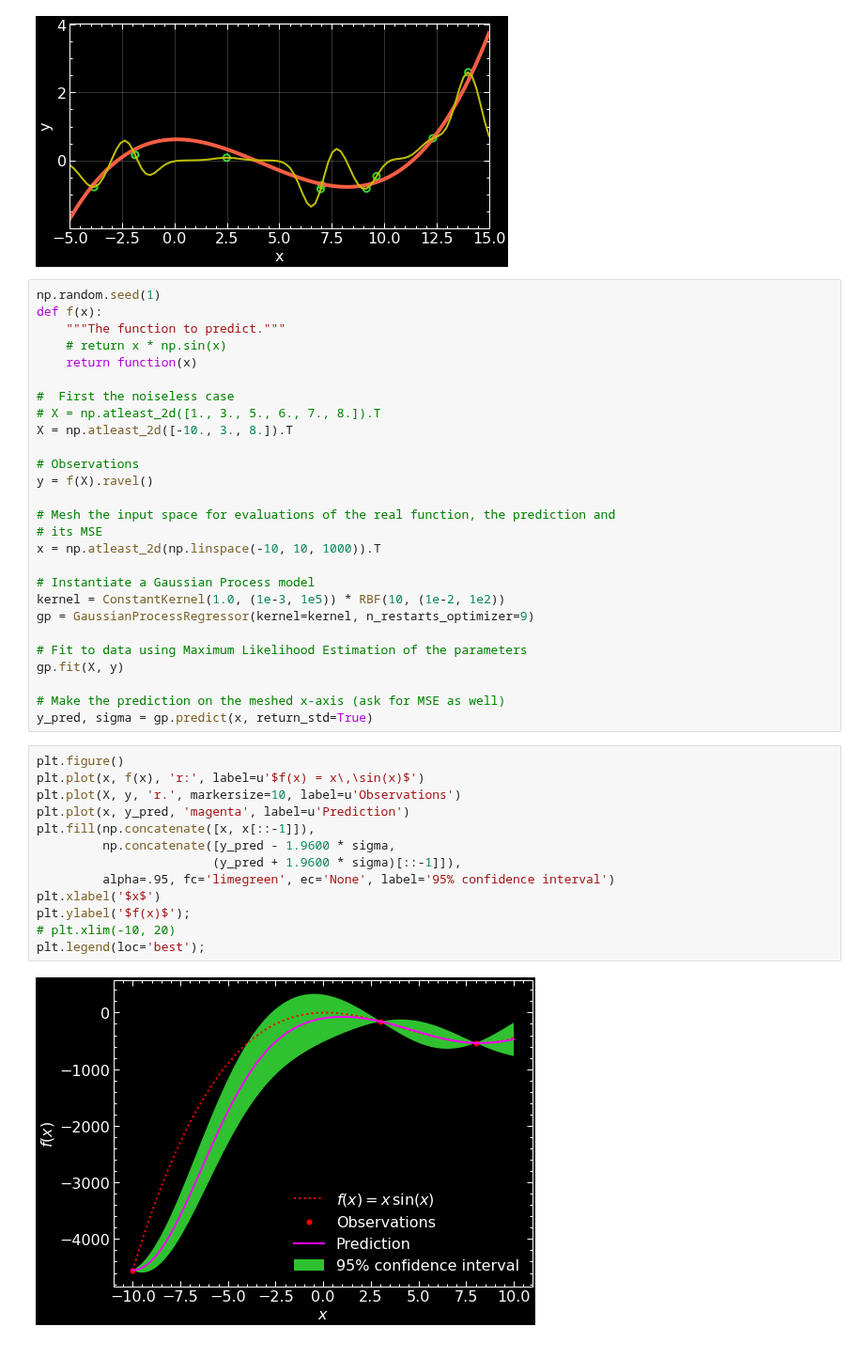
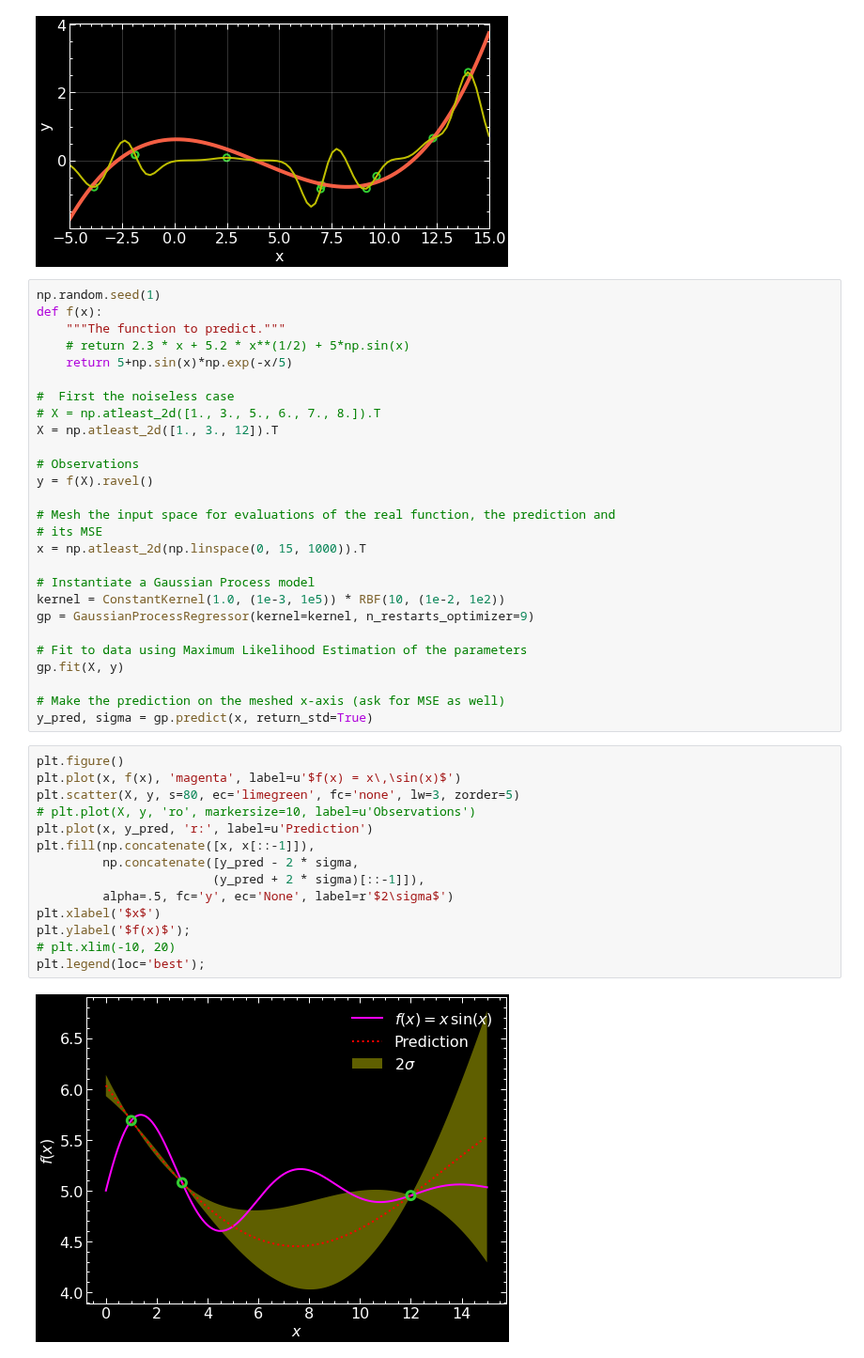
Before and after one commit to jsdiazpo/Bayesian-Digressions, a Jupyter notebook: Gaussian-Processes.ipynb, the cells around one changed output. Shown at 94% size. Drawn from its saved outputs; the diff is of its cells as text.

```diff
--- a/Gaussian-Processes.ipynb
+++ b/Gaussian-Processes.ipynb
@@ -73,19 +73,19 @@ ax.grid(lw=1, alpha=0.2, zorder=0)
 np.random.seed(1)
 def f(x):
     """The function to predict."""
-    # return x * np.sin(x)
-    return function(x)
+    # return 2.3 * x + 5.2 * x**(1/2) + 5*np.sin(x)
+    return 5+np.sin(x)*np.exp(-x/5)
 
 #  First the noiseless case
 # X = np.atleast_2d([1., 3., 5., 6., 7., 8.]).T
-X = np.atleast_2d([-10., 3., 8.]).T
+X = np.atleast_2d([1., 3., 12]).T
 
 # Observations
 y = f(X).ravel()
 
 # Mesh the input space for evaluations of the real function, the prediction and
 # its MSE
-x = np.atleast_2d(np.linspace(-10, 10, 1000)).T
+x = np.atleast_2d(np.linspace(0, 15, 1000)).T
 
 # Instantiate a Gaussian Process model
 kernel = ConstantKernel(1.0, (1e-3, 1e5)) * RBF(10, (1e-2, 1e2))
@@ -98,18 +98,19 @@ gp.fit(X, y)
 y_pred, sigma = gp.predict(x, return_std=True)
 # %%
 plt.figure()
-plt.plot(x, f(x), 'r:', label=u'$f(x) = x\,\sin(x)$')
-plt.plot(X, y, 'r.', markersize=10, label=u'Observations')
-plt.plot(x, y_pred, 'magenta', label=u'Prediction')
+plt.plot(x, f(x), 'magenta', label=u'$f(x) = x\,\sin(x)$')
+plt.scatter(X, y, s=80, ec='limegreen', fc='none', lw=3, zorder=5)
+# plt.plot(X, y, 'ro', markersize=10, label=u'Observations')
+plt.plot(x, y_pred, 'r:', label=u'Prediction')
 plt.fill(np.concatenate([x, x[::-1]]),
-         np.concatenate([y_pred - 1.9600 * sigma,
-                        (y_pred + 1.9600 * sigma)[::-1]]),
-         alpha=.95, fc='limegreen', ec='None', label='95% confidence interval')
+         np.concatenate([y_pred - 2 * sigma,
+                        (y_pred + 2 * sigma)[::-1]]),
+         alpha=.5, fc='y', ec='None', label=r'$2\sigma$')
 plt.xlabel('$x$')
 plt.ylabel('$f(x)$');
 # plt.xlim(-10, 20)
 plt.legend(loc='best');
 # %% [output]
-[figure, old version]
+[figure, new version]
 # %%
 fig, ax = plt.subplots(figsize=(8, 4))
```
Also changed, not shown: parts of 2 cells of this notebook.
